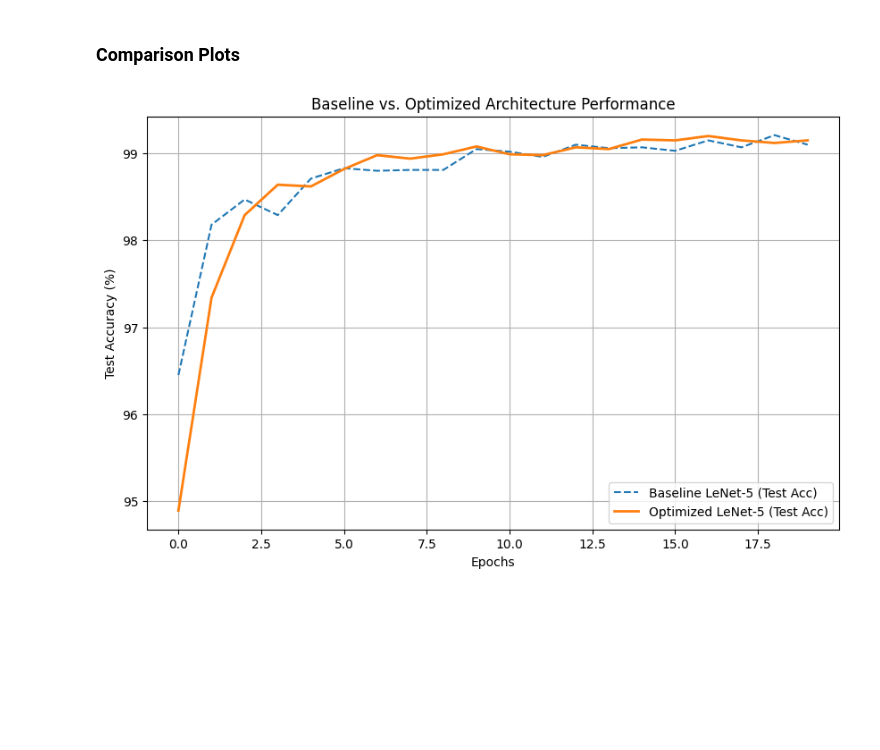
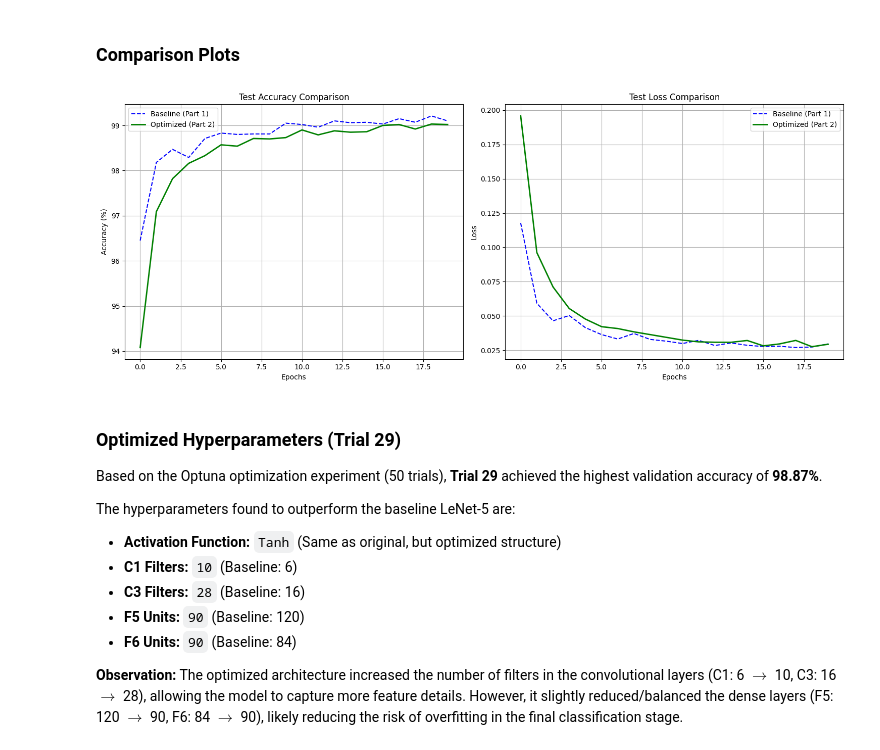
Before and after one commit to ValVel0/LeNet, a Jupyter notebook: lenet.ipynb, the cells around one changed output. Cells and saved outputs as stored; diff of their text form; code cells hidden in the pictures; blank space fills up the shorter version.

Commit message:
Added discussion markdown cells and final remarks based on comparison plots

```diff
--- a/lenet.ipynb
+++ b/lenet.ipynb
@@ -315,12 +315,17 @@ model_opt = OptimizedLeNet5().to(device)
 criterion = nn.CrossEntropyLoss()
 optimizer = optim.SGD(model_opt.parameters(), lr=0.01, momentum=0.9)
 
-opt_history = {'train_acc': [], 'test_acc': []}
+# Added loss lists here
+opt_history = {
+    'train_acc': [], 'test_acc': [],
+    'train_loss': [], 'test_loss': []
+}
 EPOCHS = 20
 
 print("Starting Final Training of Optimized Model...")
 for epoch in range(EPOCHS):
     model_opt.train()
+    running_loss = 0.0
     correct = 0
     total = 0
 
@@ -332,29 +337,39 @@ for epoch in range(EPOCHS):
         loss.backward()
         optimizer.step()
 
+        running_loss += loss.item()
         _, predicted = torch.max(outputs.data, 1)
         total += labels.size(0)
         correct += (predicted == labels).sum().item()
 
+    # Calculate average training loss and accuracy
+    avg_train_loss = running_loss / len(train_loader)
     train_acc = 100 * correct / total
+    opt_history['train_loss'].append(avg_train_loss)
     opt_history['train_acc'].append(train_acc)
 
     # Evaluate on Test Set
     model_opt.eval()
+    running_test_loss = 0.0
     correct_test = 0
     total_test = 0
     with torch.no_grad():
         for images, labels in test_loader:
             images, labels = images.to(device), labels.to(device)
             outputs = model_opt(images)
+            loss = criterion(outputs, labels) # Calculate test loss
+            running_test_loss += loss.item()
             _, predicted = torch.max(outputs.data, 1)
             total_test += labels.size(0)
             correct_test += (predicted == labels).sum().item()
 
+    # Calculate average test loss and accuracy
+    avg_test_loss = running_test_loss / len(test_loader)
     test_acc = 100 * correct_test / total_test
+    opt_history['test_loss'].append(avg_test_loss)
     opt_history['test_acc'].append(test_acc)
 
-    print(f"Epoch {epoch+1}/{EPOCHS} | Train Acc: {train_acc:.2f}% | Test Acc: {test_acc:.2f}%")
+    print(f"Epoch {epoch+1}/{EPOCHS} | Train Loss: {avg_train_loss:.4f} | Train Acc: {train_acc:.2f}% | Test Acc: {test_acc:.2f}%")
 
 print(f"Final Optimized Test Accuracy: {opt_history['test_acc'][-1]:.2f}%")
 # %% [output]
@@ -378,17 +393,46 @@ Final Optimized Test Accuracy: 99.15%
 # %% [markdown]
 ### Comparison Plots
 # %%
-# Assuming you have 'history' from Part 1 and 'opt_history' from Part 2 above
+# Create a figure with two subplots
+plt.figure(figsize=(15, 6))
 
-plt.figure(figsize=(10, 6))
-plt.plot(history['test_acc'], label='Baseline LeNet-5 (Test Acc)', linestyle='--')
-plt.plot(opt_history['test_acc'], label='Optimized LeNet-5 (Test Acc)', linewidth=2)
-plt.title('Baseline vs. Optimized Architecture Performance')
+# Plot 1: Test Accuracy Comparison
+plt.subplot(1, 2, 1)
+plt.plot(history['test_acc'], label='Baseline (Part 1)', linestyle='--', color='blue')
+plt.plot(opt_history['test_acc'], label='Optimized (Part 2)', linewidth=2, color='green')
+plt.title('Test Accuracy Comparison')
 plt.xlabel('Epochs')
-plt.ylabel('Test Accuracy (%)')
+plt.ylabel('Accuracy (%)')
 plt.legend()
 plt.grid(True)
+
+# Plot 2: Test Loss Comparison
+plt.subplot(1, 2, 2)
+plt.plot(history['test_loss'], label='Baseline (Part 1)', linestyle='--', color='blue')
+plt.plot(opt_history['test_loss'], label='Optimized (Part 2)', linewidth=2, color='green')
+plt.title('Test Loss Comparison')
+plt.xlabel('Epochs')
+plt.ylabel('Loss')
+plt.legend()
+plt.grid(True)
+
+plt.tight_layout()
 plt.savefig('comparison_plot.png')
 plt.show()
 # %% [output]
-[figure, old version]
+[figure, new version]
+# %% [markdown]
+### Optimized Hyperparameters (Trial 29)
+
+Based on the Optuna optimization experiment (50 trials), **Trial 29** achieved the highest validation accuracy of **98.87%**.
+
+The hyperparameters found to outperform the baseline LeNet-5 are:
+
+* **Activation Function:** `Tanh` (Same as original, but optimized structure)
+* **C1 Filters:** `10` (Baseline: 6)
+* **C3 Filters:** `28` (Baseline: 16)
+* **F5 Units:** `90` (Baseline: 120)
+* **F6 Units:** `90` (Baseline: 84)
+
+**Observation:**
+The optimized architecture increased the number of filters in the convolutional layers (C1: 6 $\to$ 10, C3: 16 $\to$ 28), allowing the model to capture more feature details. However, it slightly reduced/balanced the dense layers (F5: 120 $\to$ 90, F6: 84 $\to$ 90), likely reducing the risk of overfitting in the final classification stage.
```
Also changed, not shown: parts of 2 cells of this notebook.
